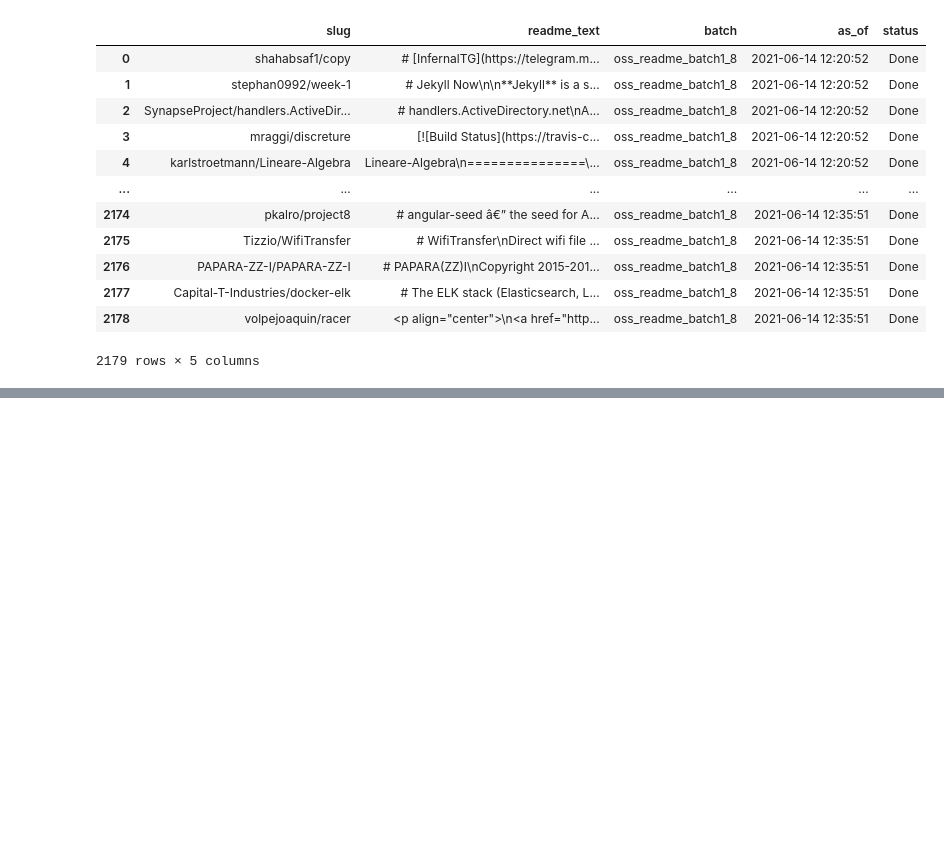
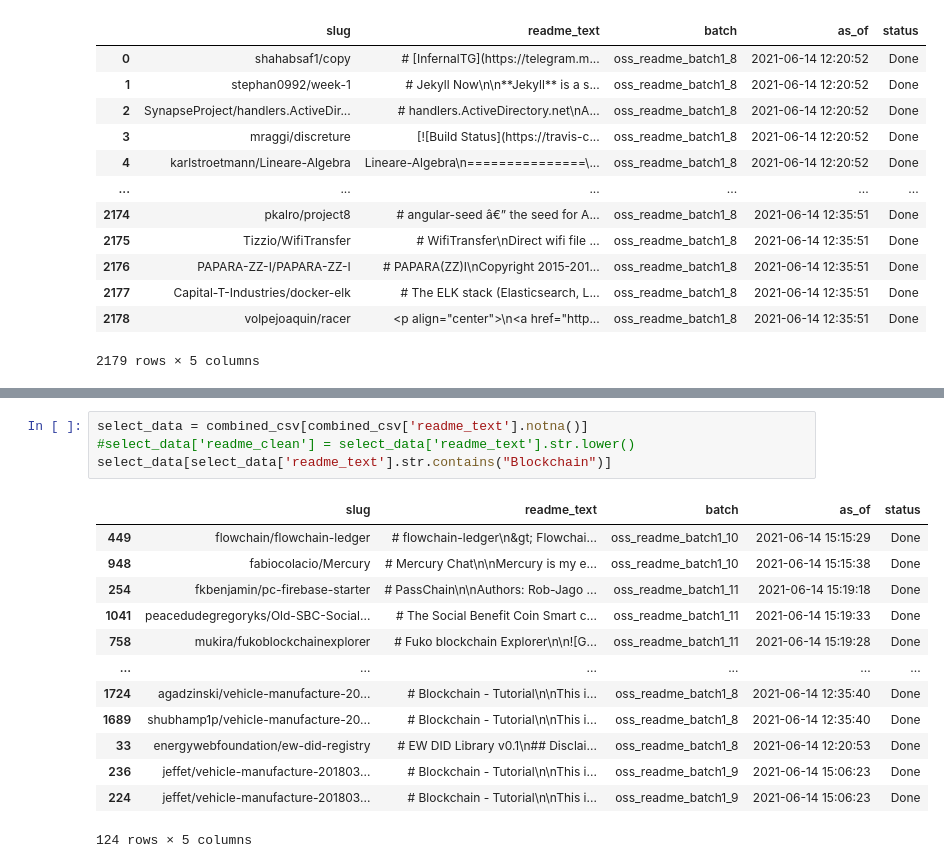
Before and after one commit to DSPG-Young-Scholars-Program/dspg21oss, a Jupyter notebook: src/01_scrape_readmes/02B_scrape_readmes_requests.ipynb, the cells around one changed output, grey strips where cells are left out. Saved outputs shown, nothing was run; the diff lists cells and outputs as text; blank space fills up the shorter version.

```diff
--- a/src/01_scrape_readmes/02B_scrape_readmes_requests.ipynb
+++ b/src/01_scrape_readmes/02B_scrape_readmes_requests.ipynb
@@ -315,0 +398,18 @@ check
+# %%
+select_data = combined_csv[combined_csv['readme_text'].notna()]
+#select_data['readme_clean'] = select_data['readme_text'].str.lower()
+select_data[select_data['readme_text'].str.contains("Blockchain")]
+# %% [output]
+|  | slug | readme_text | batch | as_of | status |
+| 449 | flowchain/flowchain-ledger | # flowchain-ledger\n&gt; Flowchai... | oss_readme_batch1_10 | 2021-06-14 15:15:29 | Done |
+| 948 | fabiocolacio/Mercury | # Mercury Chat\n\nMercury is my e... | oss_readme_batch1_10 | 2021-06-14 15:15:38 | Done |
+| 254 | fkbenjamin/pc-firebase-starter | # PassChain\n\nAuthors: Rob-Jago ... | oss_readme_batch1_11 | 2021-06-14 15:19:18 | Done |
+| 1041 | peacedudegregoryks/Old-SBC-Social... | # The Social Benefit Coin Smart c... | oss_readme_batch1_11 | 2021-06-14 15:19:33 | Done |
+| 758 | mukira/fukoblockchainexplorer | # Fuko blockchain Explorer\n\n![G... | oss_readme_batch1_11 | 2021-06-14 15:19:28 | Done |
+| ... | ... | ... | ... | ... | ... |
+| 1724 | agadzinski/vehicle-manufacture-20... | # Blockchain - Tutorial\n\nThis i... | oss_readme_batch1_8 | 2021-06-14 12:35:40 | Done |
+| 1689 | shubhamp1p/vehicle-manufacture-20... | # Blockchain - Tutorial\n\nThis i... | oss_readme_batch1_8 | 2021-06-14 12:35:40 | Done |
+| 33 | energywebfoundation/ew-did-registry | # EW DID Library v0.1\n## Disclai... | oss_readme_batch1_8 | 2021-06-14 12:20:53 | Done |
+| 236 | jeffet/vehicle-manufacture-201803... | # Blockchain - Tutorial\n\nThis i... | oss_readme_batch1_9 | 2021-06-14 15:06:23 | Done |
+| 224 | jeffet/vehicle-manufacture-201803... | # Blockchain - Tutorial\n\nThis i... | oss_readme_batch1_9 | 2021-06-14 15:06:23 | Done |
+124 rows × 5 columns
```
Also changed, not shown: parts of 25 cells of this notebook.
